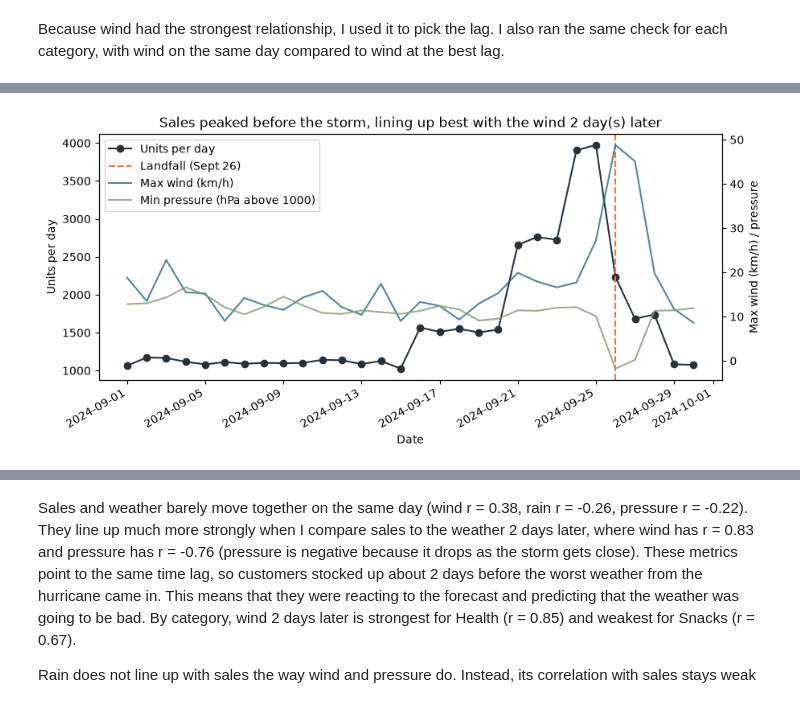
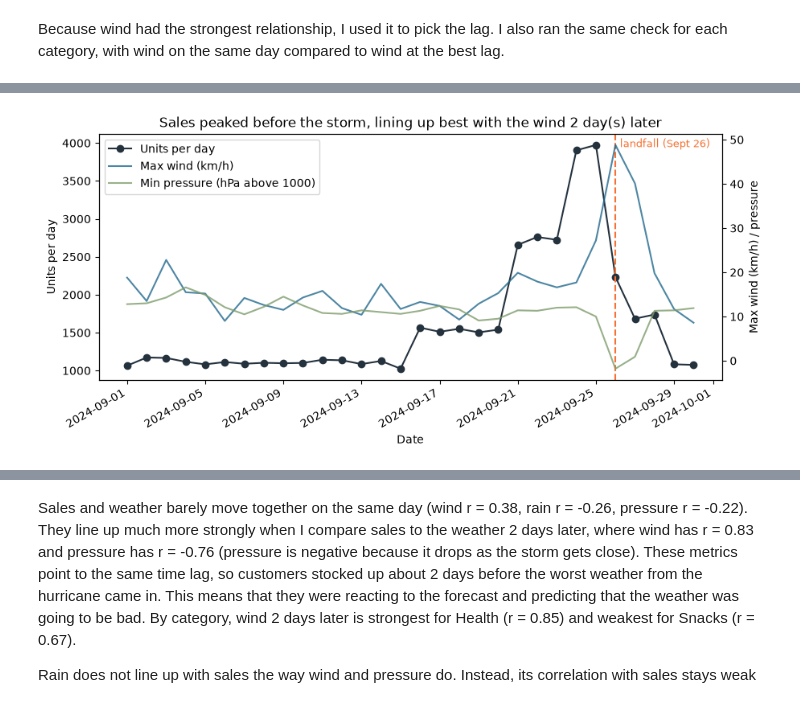
Before and after one commit to eviemcmahan/walmart-hurricane-project, a Jupyter notebook: notebooks/team_notebook.ipynb, the cells around one changed output, grey strips where cells are left out. Cells and saved outputs as stored; diff of their text form; code cells hidden in the pictures.

Commit message:
Edited visualizations

```diff
--- a/notebooks/team_notebook.ipynb
+++ b/notebooks/team_notebook.ipynb
@@ -1312,6 +1299,12 @@ Graded on a code, a visualization, and a written explanation for each one.
 Done when every question has code, a number, and a paragraph.
 # %%
 LANDFALL = pd.Timestamp('2024-09-26')
+
+def mark_landfall(ax):
+    # Same dashed orange line and 'landfall' label at the top of every chart
+    ax.axvline(LANDFALL, ls='--', color='#F67132')
+    ax.annotate(f'landfall (Sept {LANDFALL.day})', xy=(LANDFALL, 1), xycoords=('data', 'axes fraction'),
+                xytext=(4, -4), textcoords='offset points', fontsize=9, color='#F67132', va='top')
 BASELINE_DAYS = 15 # Sept 1-15
 SURGE_DAYS = 7 # Sept 19-25
 
@@ -1622,23 +1614,23 @@ Strongest: Health (r = 0.85) | weakest: Snacks (r = 0.67)
 # %%
 fig, ax = plt.subplots(figsize=(10, 4.5))
 ax.plot(merged['date'], merged['units'], marker='o', color='#24323E', label='Units per day')  # Daily sales
-ax.axvline(LANDFALL, color='#F67132', linestyle='--', label='Landfall (Sept 26)')  # Dashed line on landfall day
+mark_landfall(ax)  # Dashed line and label on landfall day
 ax.set_xlabel('Date')
 ax.set_ylabel('Units per day')
 
 ax2 = ax.twinx()  # Second y-axis so the weather lines fit on the same chart
 ax2.plot(merged['date'], merged['wind_max'], color='#21688D', alpha=0.8, label='Max wind (km/h)')
 ax2.plot(merged['date'], merged['pressure_min'] - 1000, color='#7f9c6c', alpha=0.8, label='Min pressure (hPa above 1000)')  # Subtract 1000 to put pressure on a similar scale
 ax2.set_ylabel('Max wind (km/h) / pressure')
 
 ax.set_title(f'Sales peaked before the storm, lining up best with the wind {best_k} day(s) later')
 h1, l1 = ax.get_legend_handles_labels()  # Combine both legends into one
 h2, l2 = ax2.get_legend_handles_labels()
 ax.legend(h1 + h2, l1 + l2, loc='upper left')
 fig.autofmt_xdate()  # Tilt the date labels so they do not overlap
 plt.show()
 # %% [output]
-[figure, old version]
+[figure, new version]
 # %%
 later_wind = merged['wind_max'].shift(-best_k)  # Wind best_k days after each sales day
 
```
Also changed, not shown: parts of 10 cells of this notebook.
